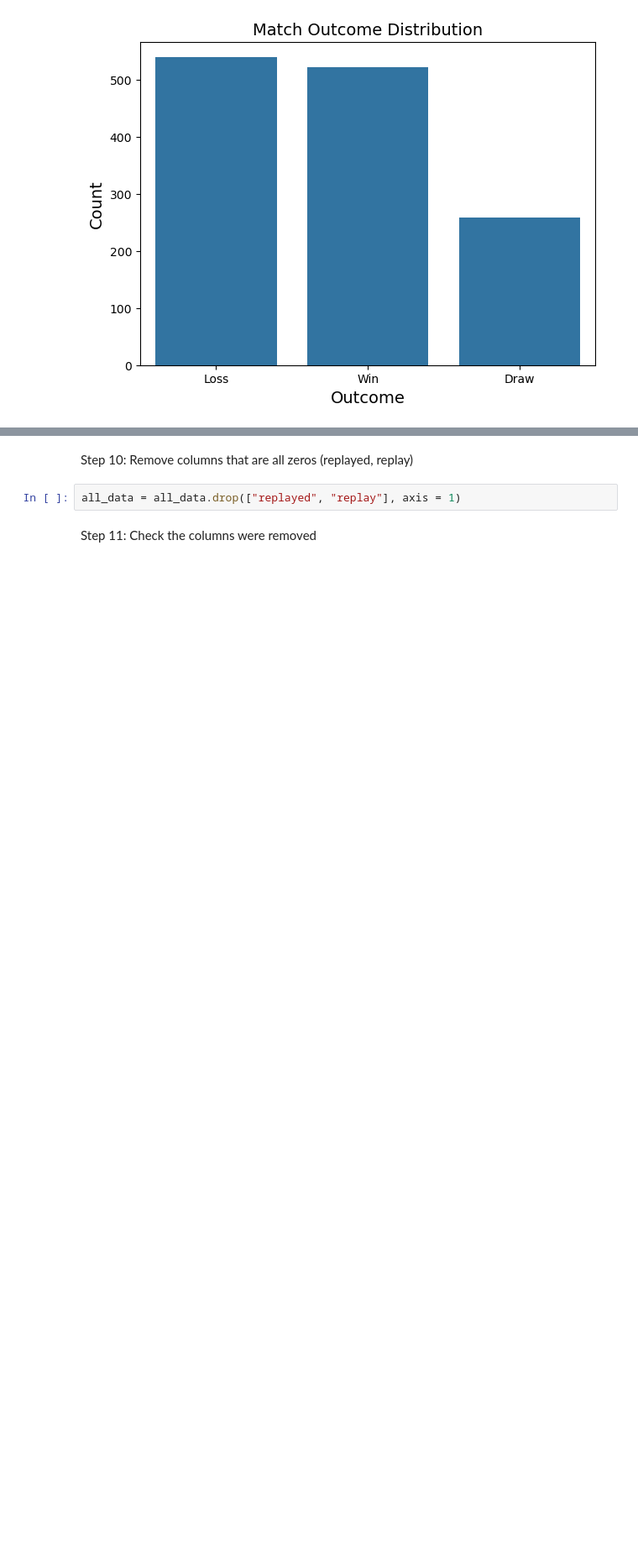
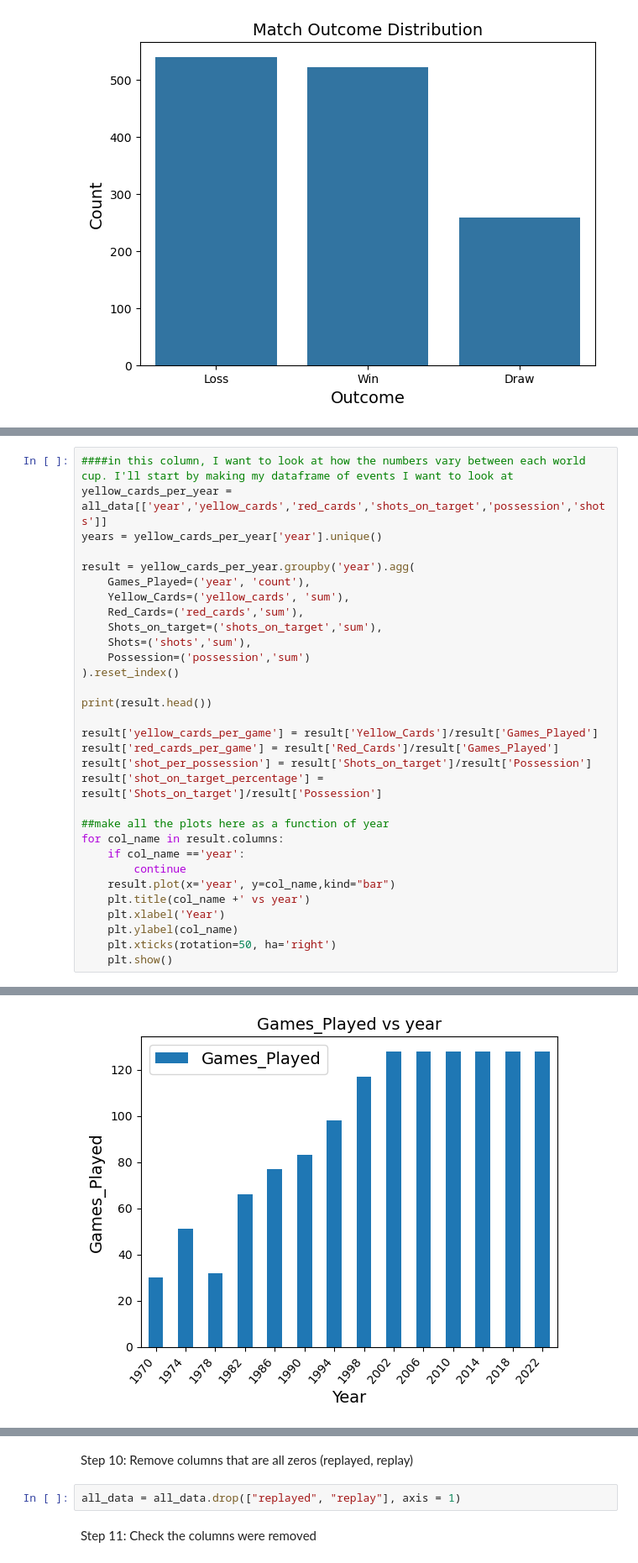
Before and after one commit to mahercav/VariousProjects, a Jupyter notebook: WorldCupPrediction/worldcupproject.ipynb, the cells around one changed output, grey strips where cells are left out. Shown at 84% size. Saved outputs shown, nothing was run; the diff lists cells and outputs as text; blank space fills up the shorter version.

```diff
--- a/WorldCupPrediction/worldcupproject.ipynb
+++ b/WorldCupPrediction/worldcupproject.ipynb
@@ -216,0 +244,32 @@ Name: proportion, dtype: float64
+# %%
+####in this column, I want to look at how the numbers vary between each world cup. I'll start by making my dataframe of events I want to look at
+yellow_cards_per_year = all_data[['year','yellow_cards','red_cards','shots_on_target','possession','shots']]
+years = yellow_cards_per_year['year'].unique()
+
+result = yellow_cards_per_year.groupby('year').agg(
+    Games_Played=('year', 'count'),
+    Yellow_Cards=('yellow_cards', 'sum'),
+    Red_Cards=('red_cards','sum'),
+    Shots_on_target=('shots_on_target','sum'),
+    Shots=('shots','sum'),
+    Possession=('possession','sum')
+).reset_index()
+
+print(result.head())
+
+result['yellow_cards_per_game'] = result['Yellow_Cards']/result['Games_Played']
+result['red_cards_per_game'] = result['Red_Cards']/result['Games_Played']
+result['shot_per_possession'] = result['Shots_on_target']/result['Possession']
+result['shot_on_target_percentage'] = result['Shots_on_target']/result['Possession']
+
+##make all the plots here as a function of year
+for col_name in result.columns:
+    if col_name =='year':
+        continue
+    result.plot(x='year', y=col_name,kind="bar")
+    plt.title(col_name +' vs year')
+    plt.xlabel('Year')
+    plt.ylabel(col_name)
+    plt.xticks(rotation=50, ha='right')
+    plt.show()
+# %% [output]
@@ -216,0 +289 @@ Name: proportion, dtype: float64
+[figure, added]
```
Also changed, not shown: parts of 35 cells of this notebook.
